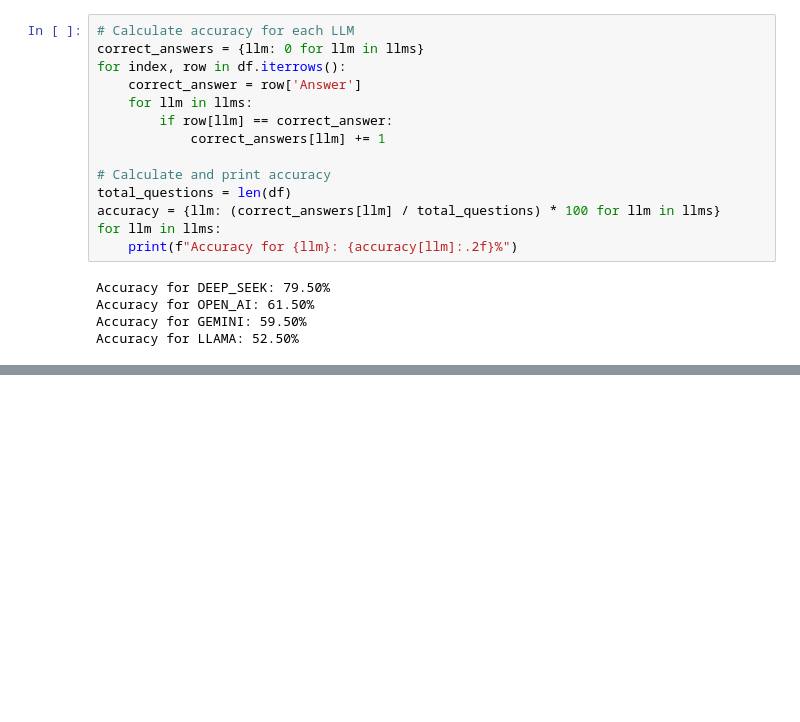
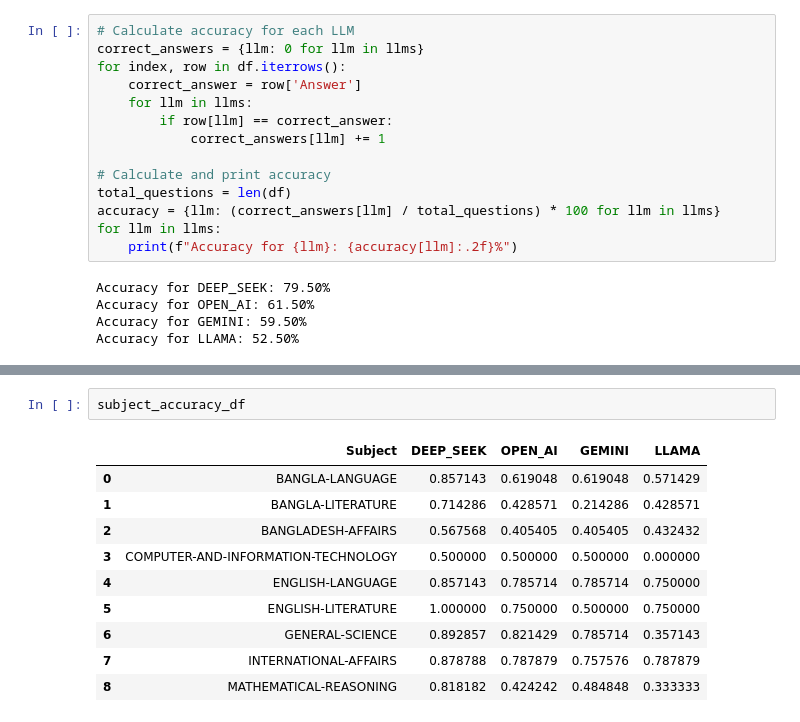
Before and after one commit to DreamRunnerMoshi/llm_in_bangla, a Jupyter notebook: bangla_llm_benchmarking.ipynb, the cells around one changed output, grey strips where cells are left out. Cells and saved outputs as stored; diff of their text form; blank space fills up the shorter version.

```diff
--- a/bangla_llm_benchmarking.ipynb
+++ b/bangla_llm_benchmarking.ipynb
@@ -322,0 +338,13 @@ plt.show()
+# %%
+subject_accuracy_df
+# %% [output]
+|  | Subject | DEEP_SEEK | OPEN_AI | GEMINI | LLAMA |
+| 0 | BANGLA-LANGUAGE | 0.857143 | 0.619048 | 0.619048 | 0.571429 |
+| 1 | BANGLA-LITERATURE | 0.714286 | 0.428571 | 0.214286 | 0.428571 |
+| 2 | BANGLADESH-AFFAIRS | 0.567568 | 0.405405 | 0.405405 | 0.432432 |
+| 3 | COMPUTER-AND-INFORMATION-TECHNOLOGY | 0.500000 | 0.500000 | 0.500000 | 0.000000 |
+| 4 | ENGLISH-LANGUAGE | 0.857143 | 0.785714 | 0.785714 | 0.750000 |
+| 5 | ENGLISH-LITERATURE | 1.000000 | 0.750000 | 0.500000 | 0.750000 |
+| 6 | GENERAL-SCIENCE | 0.892857 | 0.821429 | 0.785714 | 0.357143 |
+| 7 | INTERNATIONAL-AFFAIRS | 0.878788 | 0.787879 | 0.757576 | 0.787879 |
+| 8 | MATHEMATICAL-REASONING | 0.818182 | 0.424242 | 0.484848 | 0.333333 |
```
Also changed, not shown: parts of 4 cells of this notebook.
